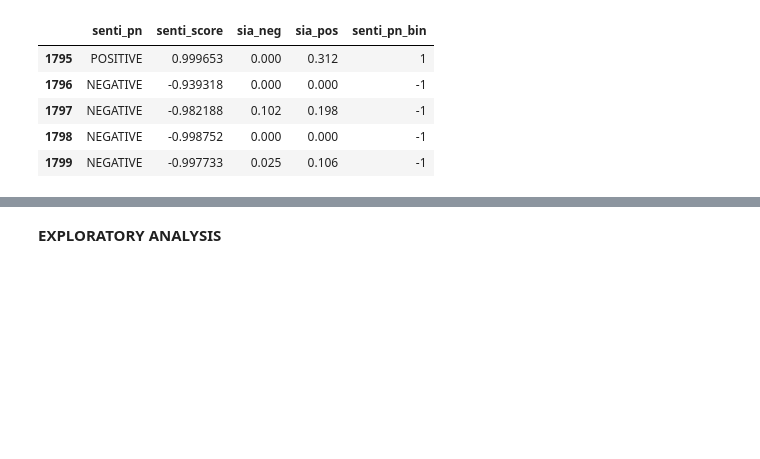
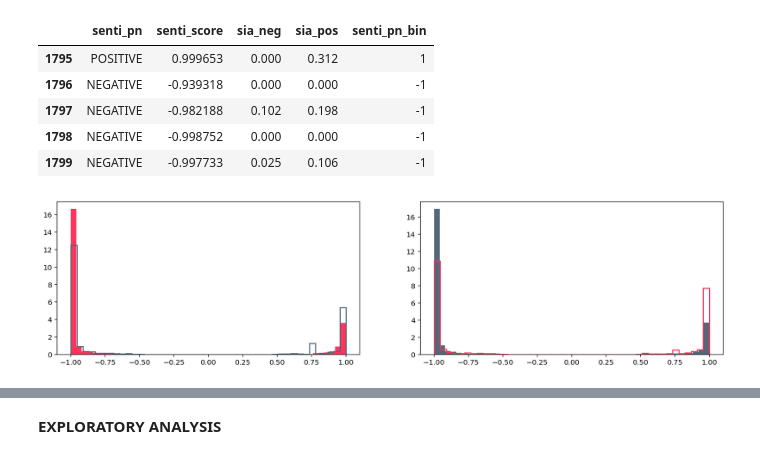
Before and after one commit to Marrrta/nlp_author_gender, a Jupyter notebook: Project_3-MartaLew-gender.ipynb, the cells around one changed output, grey strips where cells are left out. Saved outputs shown, nothing was run; the diff lists cells and outputs as text; code cells hidden in the pictures; blank space fills up the shorter version.

```diff
--- a/Project_3-MartaLew-gender.ipynb
+++ b/Project_3-MartaLew-gender.ipynb
@@ -348,3 +355,13 @@ AM_posts_df.tail().iloc[:,-5:]
 | 1797 | NEGATIVE | -0.982188 | 0.102 | 0.198 | -1 |
 | 1798 | NEGATIVE | -0.998752 | 0.000 | 0.000 | -1 |
 | 1799 | NEGATIVE | -0.997733 | 0.025 | 0.106 | -1 |
+# %%
+plt.figure(figsize = (17,4))
+plt.subplot(1,2,1)
+plt.hist(AM_posts_df['senti_score'], density = True, bins = 50, color = '#ff355e')
+plt.hist(AM_comments_df['senti_score'], density = True, bins = 45, color = '#536878', histtype= 'step', lw = 1.5)
+plt.subplot(1,2,2)
+plt.hist(AW_posts_df['senti_score'], density = True, bins = 50, color = '#536878')
+plt.hist(AW_comments_df['senti_score'], density = True, bins = 45, color = '#ff355e', histtype= 'step', lw = 1.5);
+# %% [output]
+[figure, added]
```
Also changed, not shown: parts of 34 cells of this notebook, 4 other files.
